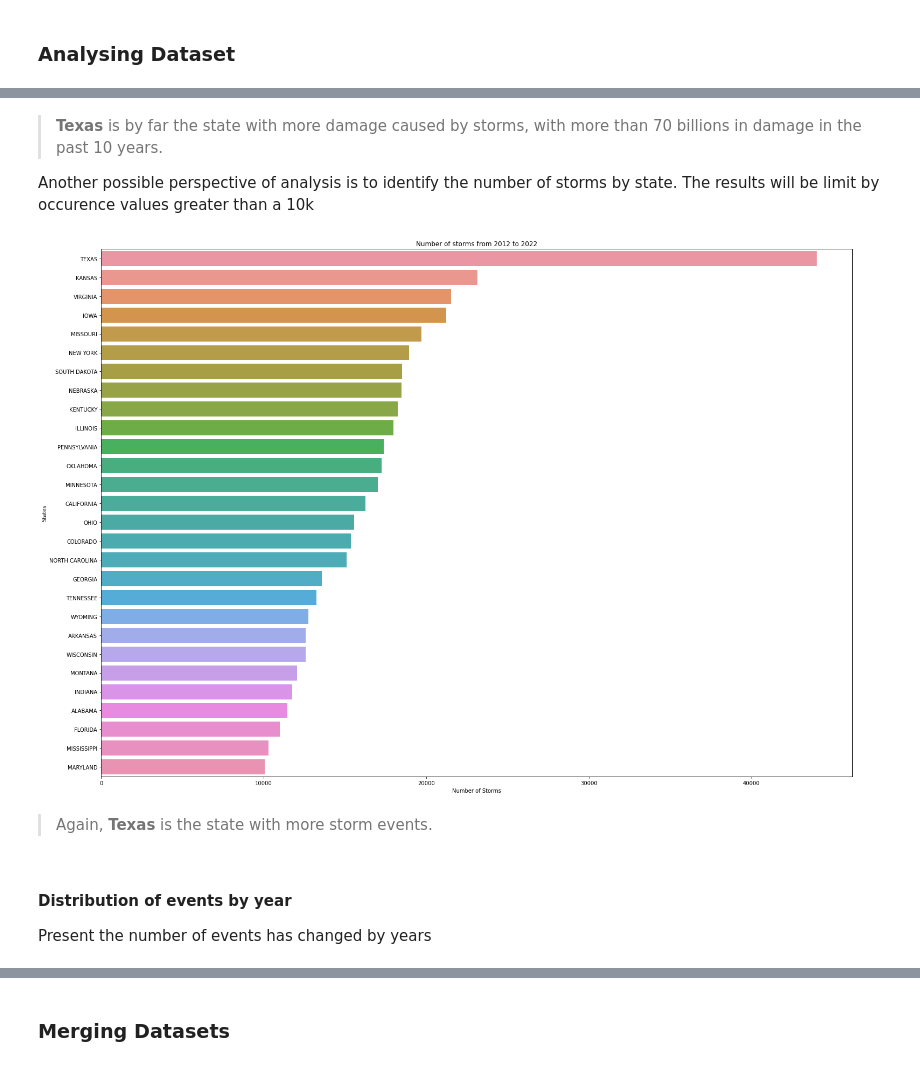
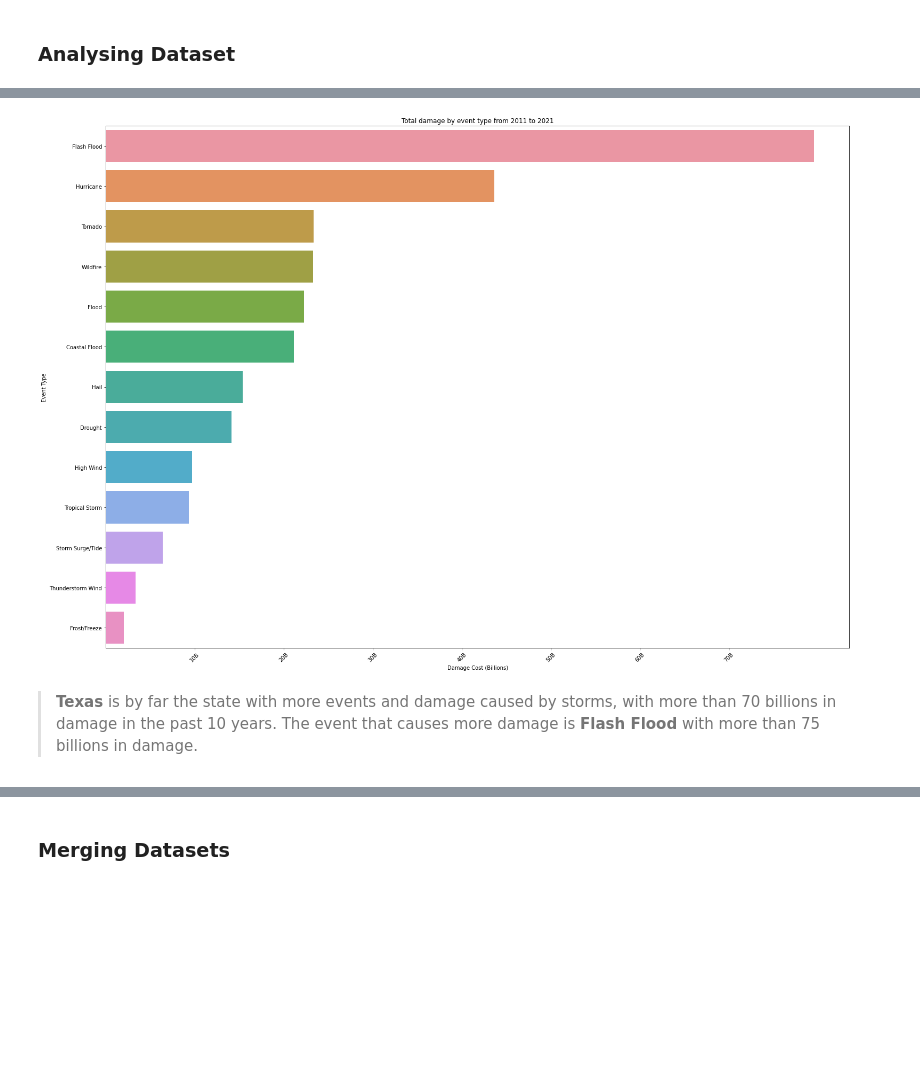
Before and after one commit to thiago-preira/UCDPA_ThiagoPereira, a Jupyter notebook: main.ipynb, the cells around one changed output, grey strips where cells are left out. Cells and saved outputs as stored; diff of their text form; code cells hidden in the pictures; blank space fills up the shorter version.

```diff
--- a/main.ipynb
+++ b/main.ipynb
@@ -263,22 +276,18 @@ plt.savefig('damage_by_state.png')
+# %%
+# damage by event
+damage_by_event = storm_details_df.groupby(['EVENT_TYPE'])['DAMAGE_TOTAL'].agg('sum').reset_index()
+damage_by_event= damage_by_event.query('DAMAGE_TOTAL > 1000000000')
+
+
+plt.figure(figsize=(25,18))
+plt.ticklabel_format(style='plain', axis='x')
+plt.xticks(to_billions(x_labels), ['10B', '20B','30B','40B','50B','60B','70B'],rotation=45)
+ax = sns.barplot(y='EVENT_TYPE', x='DAMAGE_TOTAL', data=damage_by_event, order=damage_by_event.sort_values('DAMAGE_TOTAL', ascending=False).EVENT_TYPE, ci=None)
+ax.set(ylabel='Event Type',
+       xlabel='Damage Cost (Billions)',
+       title='Total damage by event type from {} to {}'.format(years[0],years[-1]));
+plt.savefig('damage_by_event.png')
+# %% [output]
+[figure, added]
 # %% [markdown]
-> **Texas** is by far the state with more damage caused by storms, with more than 70 billions in damage in the past 10 years.
-
-Another possible perspective of analysis is to identify the number of storms by state. The results will be limit by occurence values greater than a 10k
+> **Texas** is by far the state with more events and damage caused by storms, with more than 70 billions in damage in the past 10 years. The event that causes more damage is **Flash Flood** with more than 75 billions in damage.
-# %%
-storm_by_state =storm_details_df.groupby('STATE')['EVENT_ID'].nunique().reset_index()
-storm_by_state = storm_by_state.query('EVENT_ID > 10000')
-
-plt.figure(figsize=(25,18))
-plt.ticklabel_format(style='plain', axis='x')
-ax = sns.barplot(y='STATE', x='EVENT_ID', data=storm_by_state, order=storm_by_state.sort_values('EVENT_ID', ascending=False).STATE, ci=None)
-ax.set(ylabel='States',
-       xlabel='Number of Storms',
-       title='Number of storms from {} to {}'.format(years[0],years[-1]));
-plt.savefig('number_of_storms_by_state.png')
-# %% [output]
-[figure, removed]
-# %% [markdown]
-> Again, **Texas** is the state with more storm events.
-# %% [markdown]
-#### Distribution of events by year
-Present the number of events has changed by years
```
Also changed, not shown: parts of 11 cells of this notebook, 4 other files.
